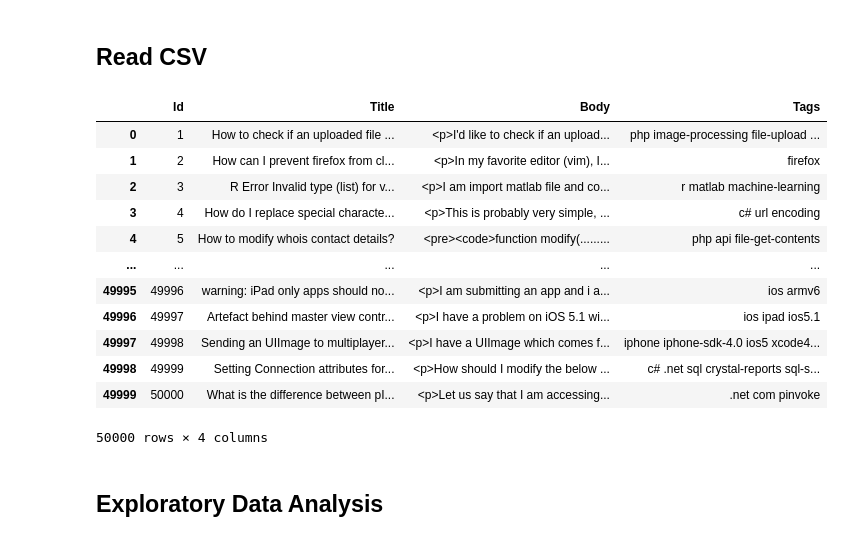
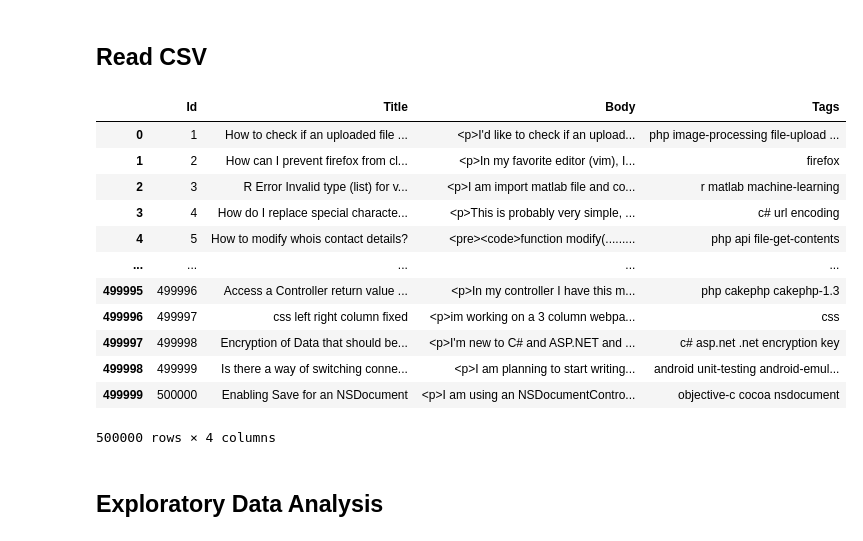
Before and after one commit to raulmyocu/autotagging, a Jupyter notebook: autotagging.ipynb, the cells around one changed output. Cells and saved outputs as stored; diff of their text form; code cells hidden in the pictures.

```diff
--- a/autotagging.ipynb
+++ b/autotagging.ipynb
@@ -10,23 +10,23 @@ import re
 # %% [markdown]
 ## Read CSV
 # %%
-nquestions=50_000
+nquestions=500_000
 df = pd.read_csv('Train.csv', nrows=nquestions)
 df
 # %% [output]
 |  | Id | Title | Body | Tags |
 | 0 | 1 | How to check if an uploaded file ... | <p>I'd like to check if an upload... | php image-processing file-upload ... |
 | 1 | 2 | How can I prevent firefox from cl... | <p>In my favorite editor (vim), I... | firefox |
 | 2 | 3 | R Error Invalid type (list) for v... | <p>I am import matlab file and co... | r matlab machine-learning |
 | 3 | 4 | How do I replace special characte... | <p>This is probably very simple, ... | c# url encoding |
 | 4 | 5 | How to modify whois contact details? | <pre><code>function modify(......... | php api file-get-contents |
 | ... | ... | ... | ... | ... |
-| 49995 | 49996 | warning: iPad only apps should no... | <p>I am submitting an app and i a... | ios armv6 |
-| 49996 | 49997 | Artefact behind master view contr... | <p>I have a problem on iOS 5.1 wi... | ios ipad ios5.1 |
-| 49997 | 49998 | Sending an UIImage to multiplayer... | <p>I have a UIImage which comes f... | iphone iphone-sdk-4.0 ios5 xcode4... |
-| 49998 | 49999 | Setting Connection attributes for... | <p>How should I modify the below ... | c# .net sql crystal-reports sql-s... |
-| 49999 | 50000 | What is the difference between pI... | <p>Let us say that I am accessing... | .net com pinvoke |
+| 499995 | 499996 | Access a Controller return value ... | <p>In my controller I have this m... | php cakephp cakephp-1.3 |
+| 499996 | 499997 | css left right column fixed | <p>im working on a 3 column webpa... | css |
+| 499997 | 499998 | Encryption of Data that should be... | <p>I'm new to C# and ASP.NET and ... | c# asp.net .net encryption key |
+| 499998 | 499999 | Is there a way of switching conne... | <p>I am planning to start writing... | android unit-testing android-emul... |
+| 499999 | 500000 | Enabling Save for an NSDocument | <p>I am using an NSDocumentContro... | objective-c cocoa nsdocument |
-50000 rows × 4 columns
+500000 rows × 4 columns
 # %% [markdown]
 ## Exploratory Data Analysis
 # %%
```
Also changed, not shown: parts of 31 cells of this notebook.
